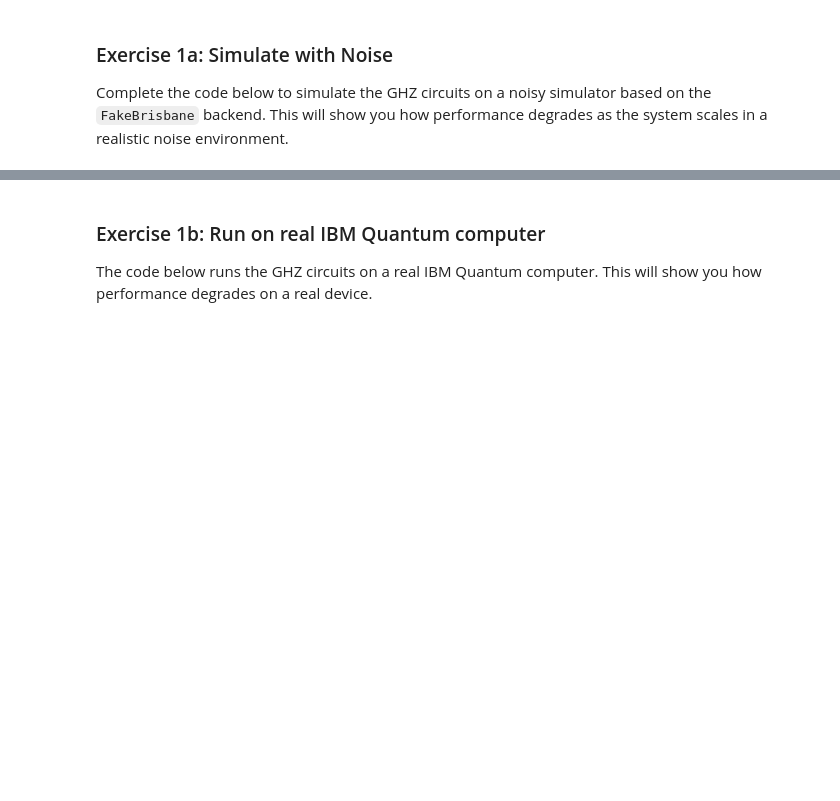
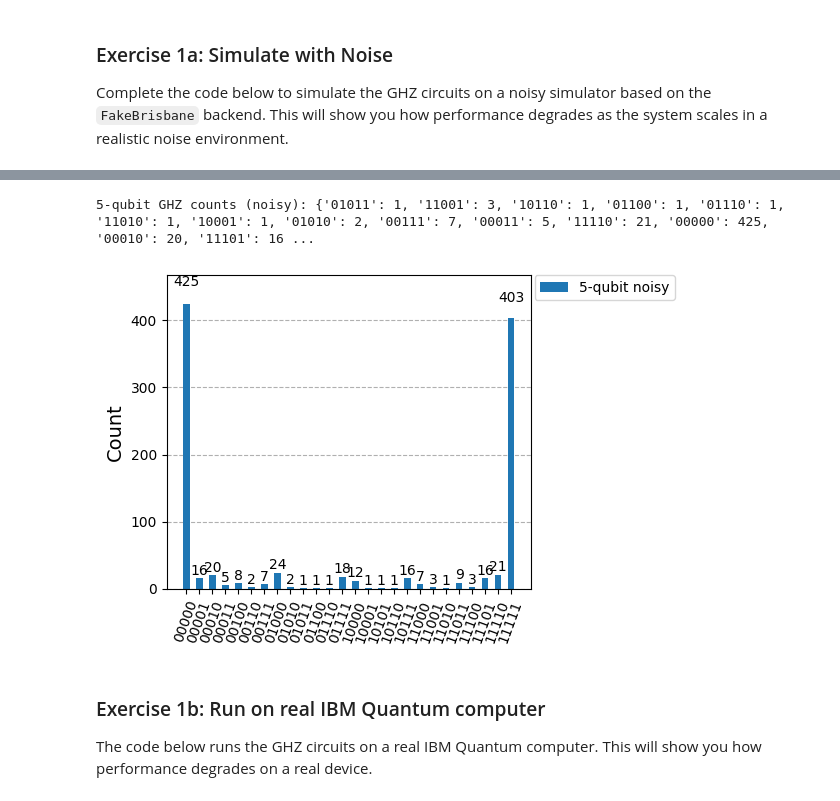
Before and after one commit to Rizwanhu/Quantum-Lab-Qiskit, a Jupyter notebook: divincenzo_criteria_lab_2.ipynb, the cells around one changed output, grey strips where cells are left out. Saved outputs shown, nothing was run; the diff lists cells and outputs as text; code cells hidden in the pictures; blank space fills up the shorter version.

```diff
--- a/divincenzo_criteria_lab_2.ipynb
+++ b/divincenzo_criteria_lab_2.ipynb
@@ -142,3 +155,44 @@ plot_histogram(counts5_noisy, legend=['5-qubit noisy'], figsize=(6,4))
+# %%
+# --- Imports ---
+from qiskit_ibm_runtime.fake_provider import FakeBrisbane
+from qiskit_aer import AerSimulator
+from qiskit.transpiler.preset_passmanagers import generate_preset_pass_manager
+from qiskit.visualization import plot_histogram
+from qiskit import QuantumCircuit
+
+
+# --- 1. Build a 5-qubit GHZ circuit ---
+qc5 = QuantumCircuit(5)
+qc5.h(0)
+qc5.cx(0, 1)
+qc5.cx(1, 2)
+qc5.cx(2, 3)
+qc5.cx(3, 4)
+qc5.measure_all()
+
+
+# --- 2. Build Fake Brisbane backend and noisy Aer simulator ---
+backend = FakeBrisbane()
+noisy_sim = AerSimulator.from_backend(backend)
+
+
+# --- 3. Transpile for noisy simulator ---
+pm = generate_preset_pass_manager(backend=noisy_sim, optimization_level=1)
+qc5_noisy = pm.run(qc5)
+
+
+# --- 4. Run noisy simulation & get counts ---
+job5 = noisy_sim.run(qc5_noisy, shots=1024)
+result5 = job5.result()
+counts5_noisy = result5.get_counts()
+
+
+# --- 5. Print & plot results ---
+print("5-qubit GHZ counts (noisy):", counts5_noisy)
+plot_histogram(counts5_noisy, legend=['5-qubit noisy'], figsize=(6,4))
+# %% [output]
+5-qubit GHZ counts (noisy): {'01011': 1, '11001': 3, '10110': 1, '01100': 1, '01110': 1, '11010': 1, '10001': 1, '01010': 2, '00111': 7, '00011': 5, '11110': 21, '00000': 425, '00010': 20, '11101': 16 ...
+[figure, added]
 # %% [markdown]
 ### Exercise 1b: Run on real IBM Quantum computer
 The code below runs the GHZ circuits on a real IBM Quantum computer. This will show you how performance degrades on a real device.
```
Also changed, not shown: parts of 16 cells of this notebook.
